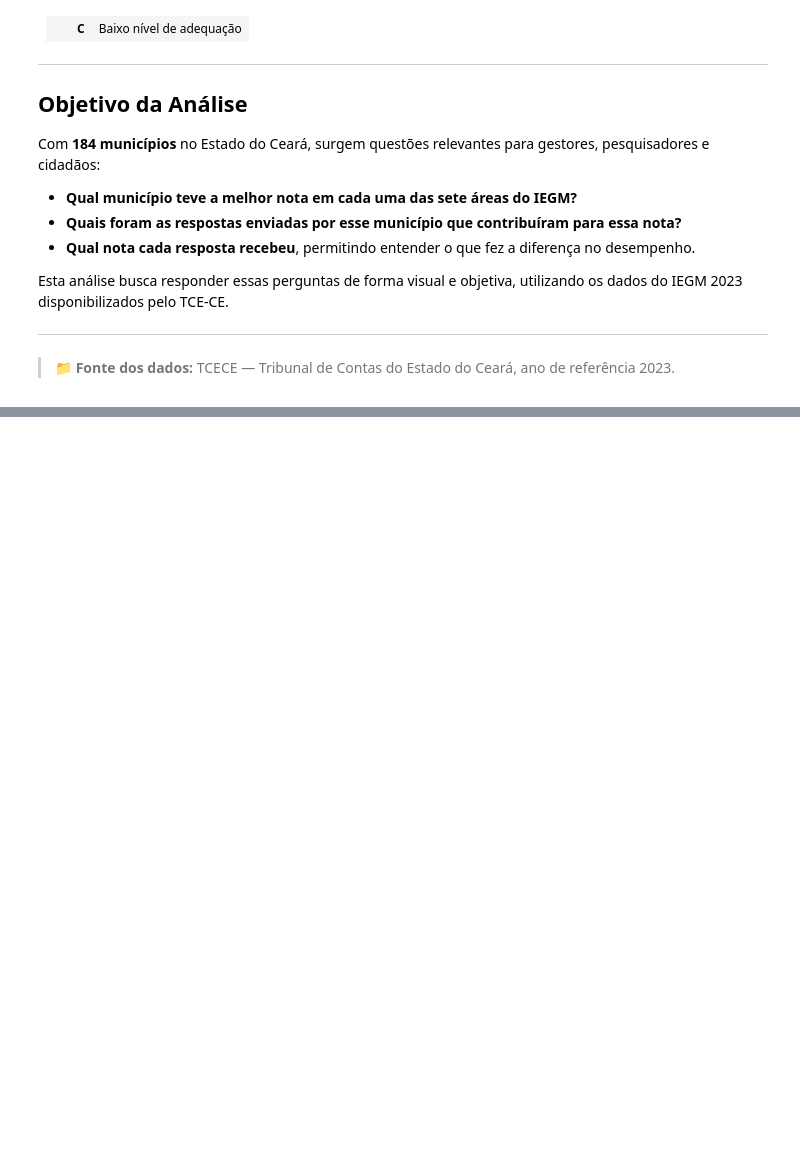
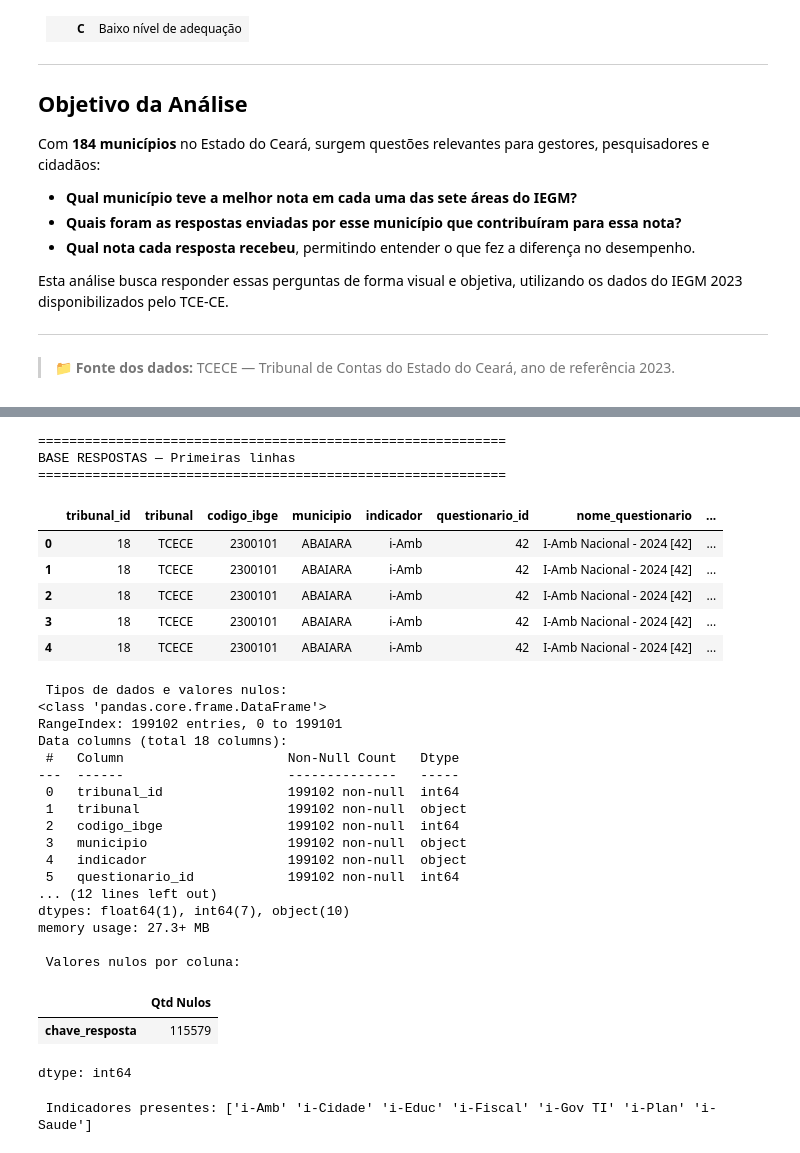
Before and after one commit to rhaymarthins/analise-iegm, a Jupyter notebook: iegm_analise.ipynb, the cells around one changed output, grey strips where cells are left out. Saved outputs shown, nothing was run; the diff lists cells and outputs as text; code cells hidden in the pictures; blank space fills up the shorter version.

```diff
--- a/iegm_analise.ipynb
+++ b/iegm_analise.ipynb
@@ -44,0 +162,52 @@ Esta análise busca responder essas perguntas de forma visual e objetiva, utiliz
+# %%
+# -----------------------------------------------------
+# BASE RESPOSTAS
+# -----------------------------------------------------
+print("\n" + "=" * 60)
+print("BASE RESPOSTAS — Primeiras linhas")
+print("=" * 60)
+display(df_respostas.head())
+
+print("\n Tipos de dados e valores nulos:")
+df_respostas.info()
+
+print("\n Valores nulos por coluna:")
+nulos_respostas = df_respostas.isnull().sum()
+nulos_respostas = nulos_respostas[nulos_respostas > 0]
+if nulos_respostas.empty:
+    print("Nenhum valor nulo encontrado.")
+else:
+    display(nulos_respostas.rename("Qtd Nulos"))
+
+print(f"\n Indicadores presentes: {df_respostas['indicador'].unique()}")
+# %% [output]
+============================================================
+BASE RESPOSTAS — Primeiras linhas
+============================================================
+|  | tribunal_id | tribunal | codigo_ibge | municipio | indicador | questionario_id | nome_questionario | ... |
+| 0 | 18 | TCECE | 2300101 | ABAIARA | i-Amb | 42 | I-Amb Nacional - 2024 [42] | ... |
+| 1 | 18 | TCECE | 2300101 | ABAIARA | i-Amb | 42 | I-Amb Nacional - 2024 [42] | ... |
+| 2 | 18 | TCECE | 2300101 | ABAIARA | i-Amb | 42 | I-Amb Nacional - 2024 [42] | ... |
+| 3 | 18 | TCECE | 2300101 | ABAIARA | i-Amb | 42 | I-Amb Nacional - 2024 [42] | ... |
+| 4 | 18 | TCECE | 2300101 | ABAIARA | i-Amb | 42 | I-Amb Nacional - 2024 [42] | ... |
+ Tipos de dados e valores nulos:
+<class 'pandas.core.frame.DataFrame'>
+RangeIndex: 199102 entries, 0 to 199101
+Data columns (total 18 columns):
+ #   Column                     Non-Null Count   Dtype
+---  ------                     --------------   -----
+ 0   tribunal_id                199102 non-null  int64
+ 1   tribunal                   199102 non-null  object
+ 2   codigo_ibge                199102 non-null  int64
+ 3   municipio                  199102 non-null  object
+ 4   indicador                  199102 non-null  object
+ 5   questionario_id            199102 non-null  int64
+... (12 lines left out)
+dtypes: float64(1), int64(7), object(10)
+memory usage: 27.3+ MB
+
+ Valores nulos por coluna:
+|  | Qtd Nulos |
+| chave_resposta | 115579 |
+dtype: int64
+ Indicadores presentes: ['i-Amb' 'i-Cidade' 'i-Educ' 'i-Fiscal' 'i-Gov TI' 'i-Plan' 'i-Saude']
```
Also changed, not shown: parts of 9 cells of this notebook.
